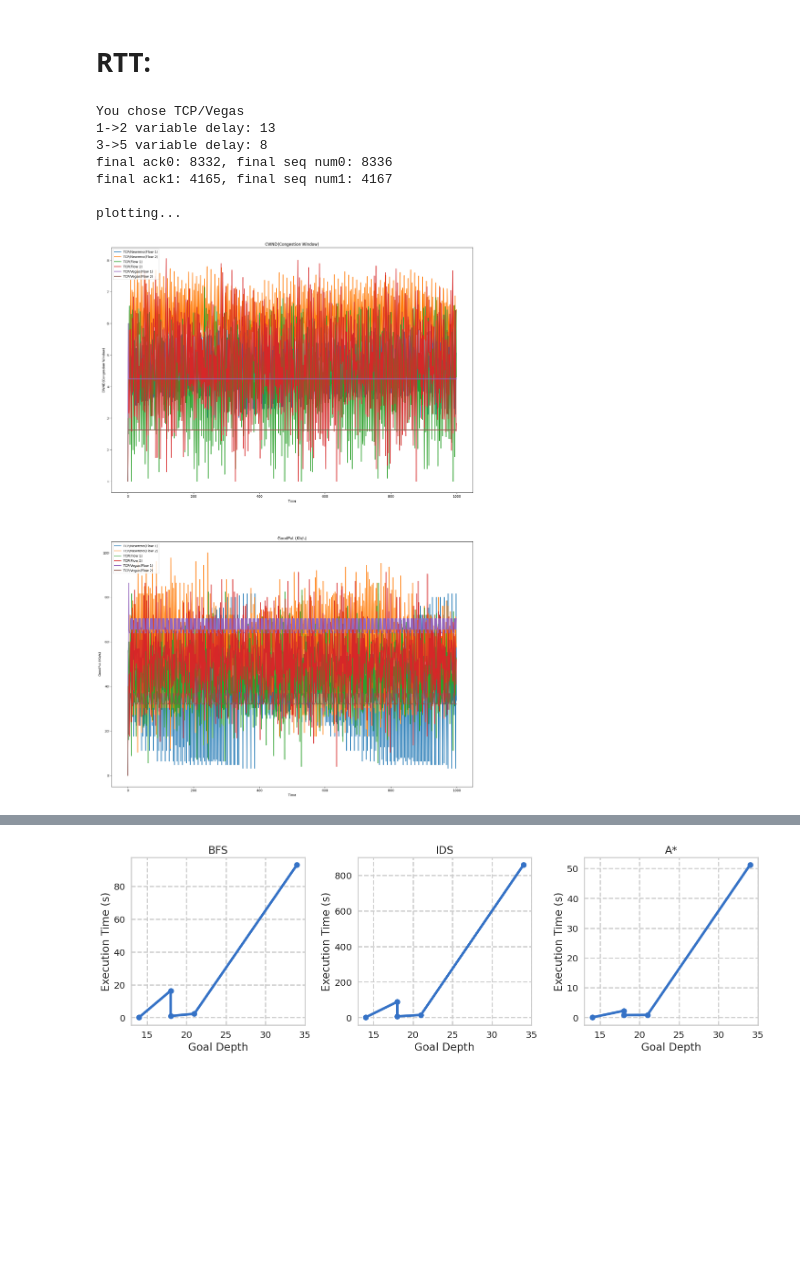
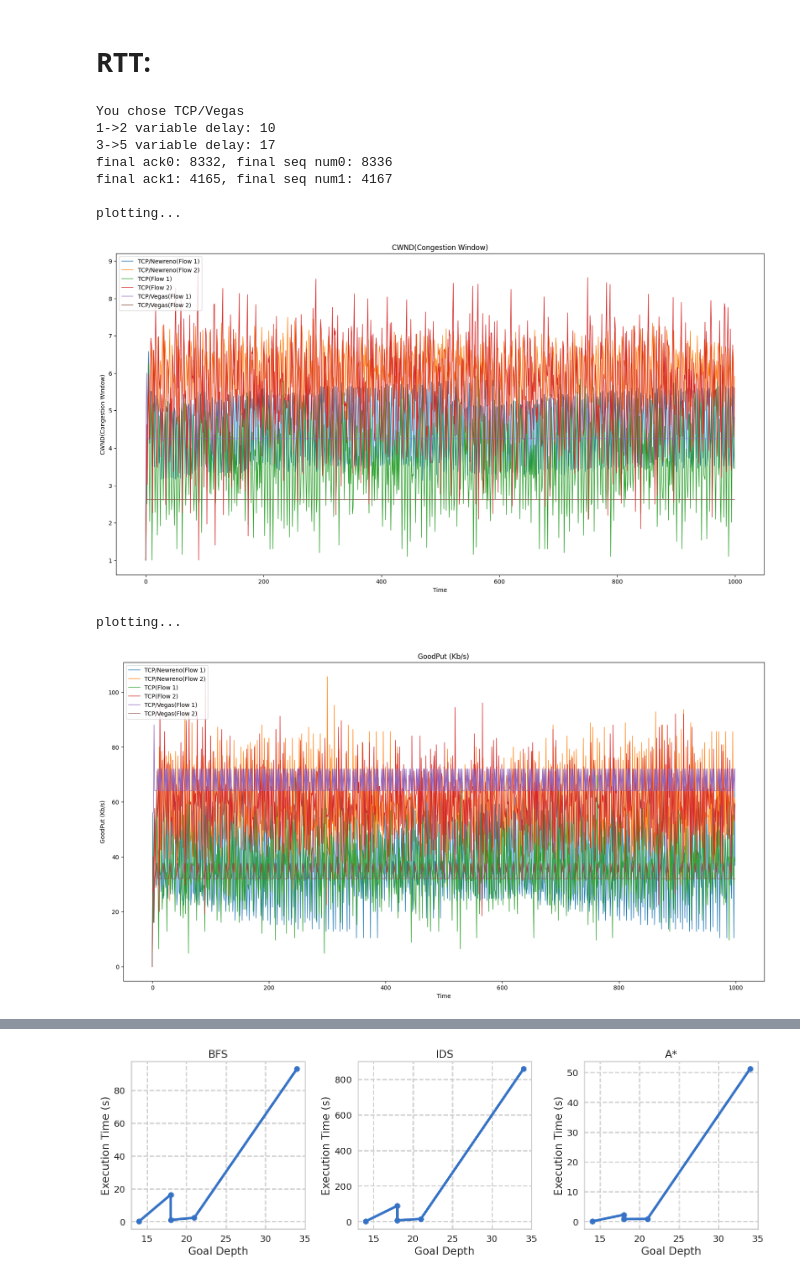
Before and after one commit to mohsenfayyaz/cn_ca_02_NS2, a Jupyter notebook: Report.ipynb, the cells around one changed output, grey strips where cells are left out. Saved outputs shown, nothing was run; the diff lists cells and outputs as text; code cells hidden in the pictures; blank space fills up the shorter version.

Commit message:
Seperate plotting from processing outputs

```diff
--- a/Report.ipynb
+++ b/Report.ipynb
@@ -39,6 +39,7 @@ from jupyterthemes import jtplot
 # jtplot.style(context='talk', fscale=1.4, spines=True, gridlines='--')
 jtplot.reset()
 
+TCP_ALGORITHMS = ["TCP/Newreno", "TCP", "TCP/Vegas"]
 
 def cls():
     # for windows
@@ -70,8 +71,8 @@ def graphFlows(inPlt, cwndChanges, label="No Label", title="No Title"):
 #     print(tcp1Cwnd)
 #     plt.plot(timeList, tcp0Cwnd, '-o', label=label + "(Flow 1)", linewidth=2)
 #     plt.plot(timeList, tcp1Cwnd, '-o', label=label + "(Flow 2)", linewidth=2)
-    inPlt.plot(timeList, tcp0Cwnd, label=label + "(Flow 1)", linewidth=2)
-    inPlt.plot(timeList, tcp1Cwnd, label=label + "(Flow 2)", linewidth=2)
+    inPlt.plot(timeList, tcp0Cwnd, label=label + "(Flow 1)", linewidth=1)
+    inPlt.plot(timeList, tcp1Cwnd, label=label + "(Flow 2)", linewidth=1)
 
     inPlt.set_title(title)
     inPlt.set(xlabel='Time', ylabel=title)
@@ -102,52 +103,62 @@ def runNs(tcpAlgorithm):
     os.remove('tmp')
 
 
+def plotResults(results, title):
+    fig = plt.figure(figsize=(20, 10))
+    for tcpAlgorithm in TCP_ALGORITHMS:
+        graphFlows(plt.gca(), results[tcpAlgorithm], label=tcpAlgorithm, title=title)
+
+    print("plotting...")
+    plt.show()
+
 
 def main():
 #     TCP is Tahoe
-    fig = plt.figure(figsize=(20, 30))
-    pltCwnd = fig.add_subplot(2,1,1)
-    pltGoodPut = fig.add_subplot(2,1,2)
+    cwndResults = dict()
+    goodPutResults = dict()
+    rttResults = dict()
 
-    for tcpAlgorithm in ["TCP/Newreno", "TCP", "TCP/Vegas"]:
+    for tcpAlgorithm in TCP_ALGORITHMS:
         for i in range(0, 10):
             runNs(tcpAlgorithm)
             newCwndDF = pd.DataFrame(retrieveCwndChanges("output/cwnd.out"), columns=['time','tcp0','tcp1'])
             newGoodPutDF = pd.DataFrame(retrieveCwndChanges("output/gp.out"), columns=['time','tcp0','tcp1'])
             if(i == 0):
                 cwndDF = newCwndDF
                 goodPutDF = newGoodPutDF
             else:
                 cwndDF = cwndDF.add(newCwndDF, fill_value=0)
                 goodPutDF = goodPutDF.add(newGoodPutDF, fill_value=0)
 
-        cwndDF = cwndDF / 10
-        goodPutDF = goodPutDF / 10
-        graphFlows(pltCwnd, cwndDF, label=tcpAlgorithm, title="CWND(Congestion Window)")
-        graphFlows(pltGoodPut, goodPutDF, label=tcpAlgorithm, title="GoodPut (Kb/s)")
+        cwndResults[tcpAlgorithm] = cwndDF / 10
+        goodPutResults[tcpAlgorithm] = goodPutDF / 10
 
-    print("plotting...")
-    plt.show()
+    plotResults(cwndResults, "CWND(Congestion Window)")
+    plotResults(goodPutResults, "GoodPut (Kb/s)")
+
+
 
 
 #     with open('test3', 'r') as file:
 #         pac_map = file.read().splitlines()
 
 #     characterized_map = list()
 #     for line in pac_map:
 #         characterized_map.append(list(line))
 
 
 main()
 # %% [output]
 You chose TCP/Vegas
-1->2 variable delay: 13
-3->5 variable delay: 8
+1->2 variable delay: 10
+3->5 variable delay: 17
 final ack0: 8332, final seq num0: 8336
 final ack1: 4165, final seq num1: 4167
 
 plotting...
-[figure, old version]
+[figure, new version]
+plotting...
+[figure, added]
 # %% [markdown]
 <table style="width:100%;">
     <tr></tr>
```
